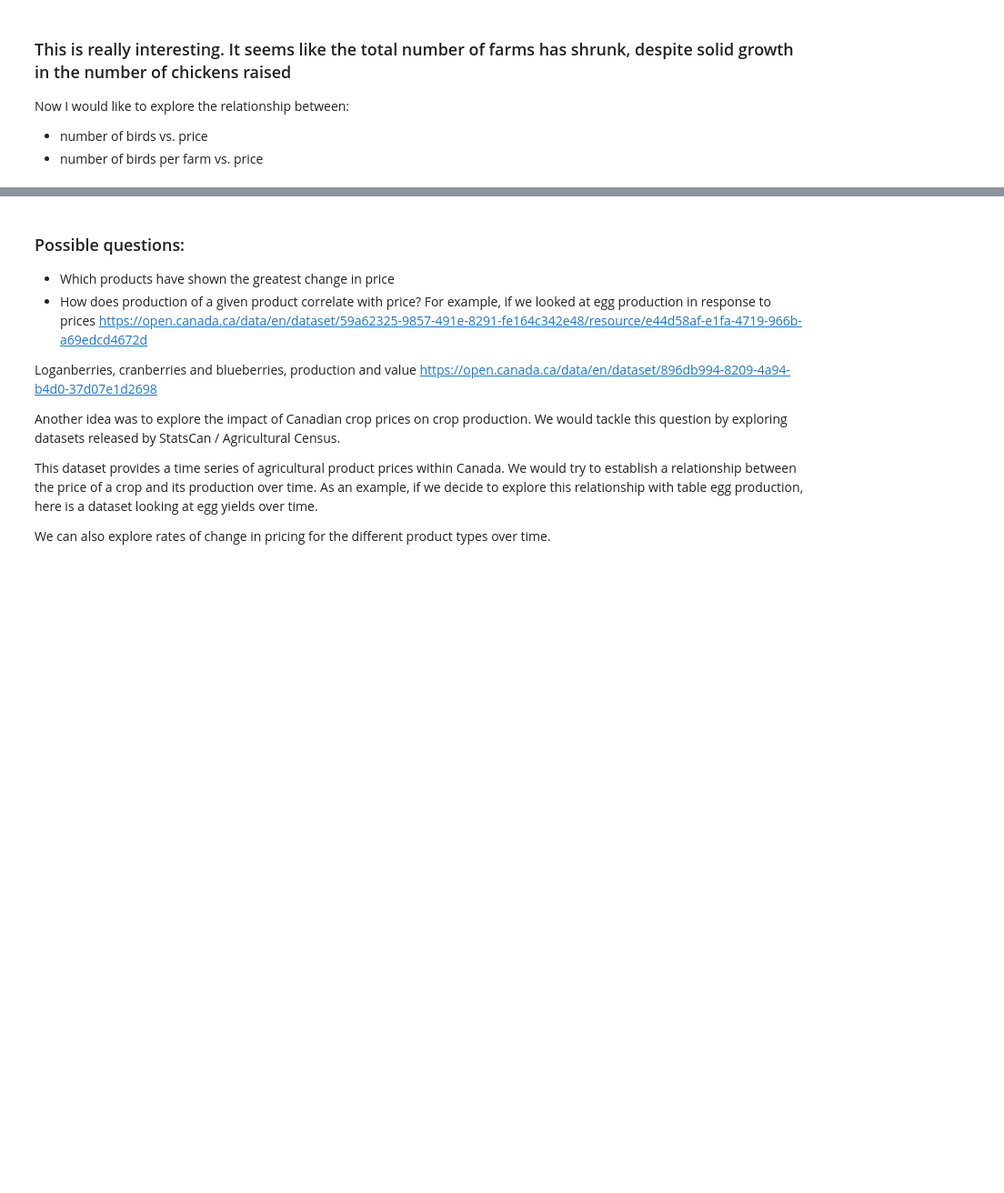
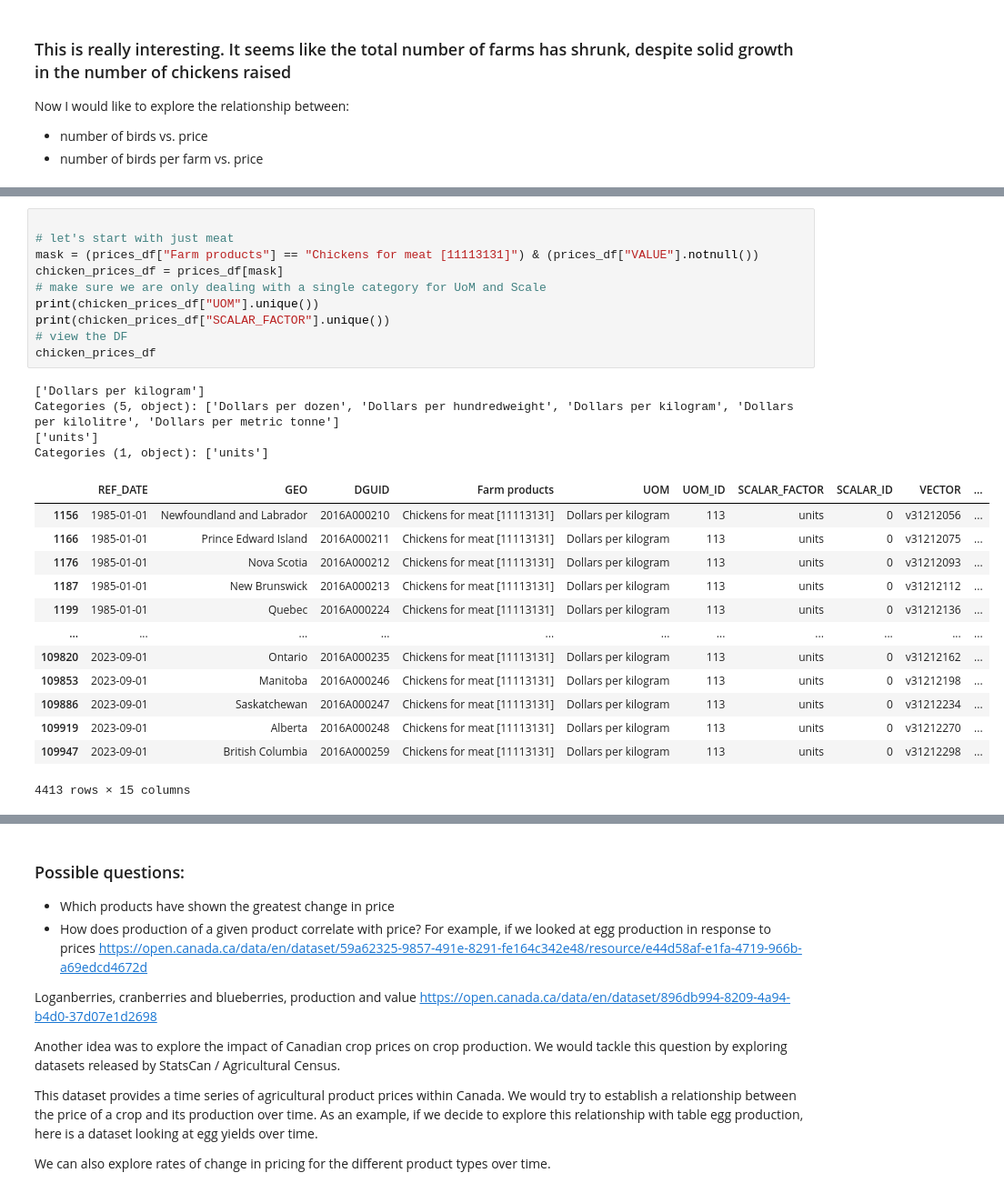
Before and after one commit to davjfish/WatspeedFoundationsGroupProject, a Jupyter notebook: david_scratch.ipynb, the cells around one changed output, grey strips where cells are left out. Shown at 91% size. Cells and saved outputs as stored; diff of their text form; blank space fills up the shorter version.

```diff
--- a/david_scratch.ipynb
+++ b/david_scratch.ipynb
@@ -155,0 +166,28 @@ Now I would like to explore the relationship between:
+# %%
+
+# let's start with just meat
+mask = (prices_df["Farm products"] == "Chickens for meat [11113131]") & (prices_df["VALUE"].notnull())
+chicken_prices_df = prices_df[mask]
+# make sure we are only dealing with a single category for UoM and Scale
+print(chicken_prices_df["UOM"].unique())
+print(chicken_prices_df["SCALAR_FACTOR"].unique())
+# view the DF
+chicken_prices_df
+# %% [output]
+['Dollars per kilogram']
+Categories (5, object): ['Dollars per dozen', 'Dollars per hundredweight', 'Dollars per kilogram', 'Dollars per kilolitre', 'Dollars per metric tonne']
+['units']
+Categories (1, object): ['units']
+|  | REF_DATE | GEO | DGUID | Farm products | UOM | UOM_ID | SCALAR_FACTOR | SCALAR_ID | VECTOR | ... |
+| 1156 | 1985-01-01 | Newfoundland and Labrador | 2016A000210 | Chickens for meat [11113131] | Dollars per kilogram | 113 | units | 0 | v31212056 | ... |
+| 1166 | 1985-01-01 | Prince Edward Island | 2016A000211 | Chickens for meat [11113131] | Dollars per kilogram | 113 | units | 0 | v31212075 | ... |
+| 1176 | 1985-01-01 | Nova Scotia | 2016A000212 | Chickens for meat [11113131] | Dollars per kilogram | 113 | units | 0 | v31212093 | ... |
+| 1187 | 1985-01-01 | New Brunswick | 2016A000213 | Chickens for meat [11113131] | Dollars per kilogram | 113 | units | 0 | v31212112 | ... |
+| 1199 | 1985-01-01 | Quebec | 2016A000224 | Chickens for meat [11113131] | Dollars per kilogram | 113 | units | 0 | v31212136 | ... |
+| ... | ... | ... | ... | ... | ... | ... | ... | ... | ... | ... |
+| 109820 | 2023-09-01 | Ontario | 2016A000235 | Chickens for meat [11113131] | Dollars per kilogram | 113 | units | 0 | v31212162 | ... |
+| 109853 | 2023-09-01 | Manitoba | 2016A000246 | Chickens for meat [11113131] | Dollars per kilogram | 113 | units | 0 | v31212198 | ... |
+| 109886 | 2023-09-01 | Saskatchewan | 2016A000247 | Chickens for meat [11113131] | Dollars per kilogram | 113 | units | 0 | v31212234 | ... |
+| 109919 | 2023-09-01 | Alberta | 2016A000248 | Chickens for meat [11113131] | Dollars per kilogram | 113 | units | 0 | v31212270 | ... |
+| 109947 | 2023-09-01 | British Columbia | 2016A000259 | Chickens for meat [11113131] | Dollars per kilogram | 113 | units | 0 | v31212298 | ... |
+4413 rows × 15 columns
```
Also changed, not shown: parts of 8 cells of this notebook.
